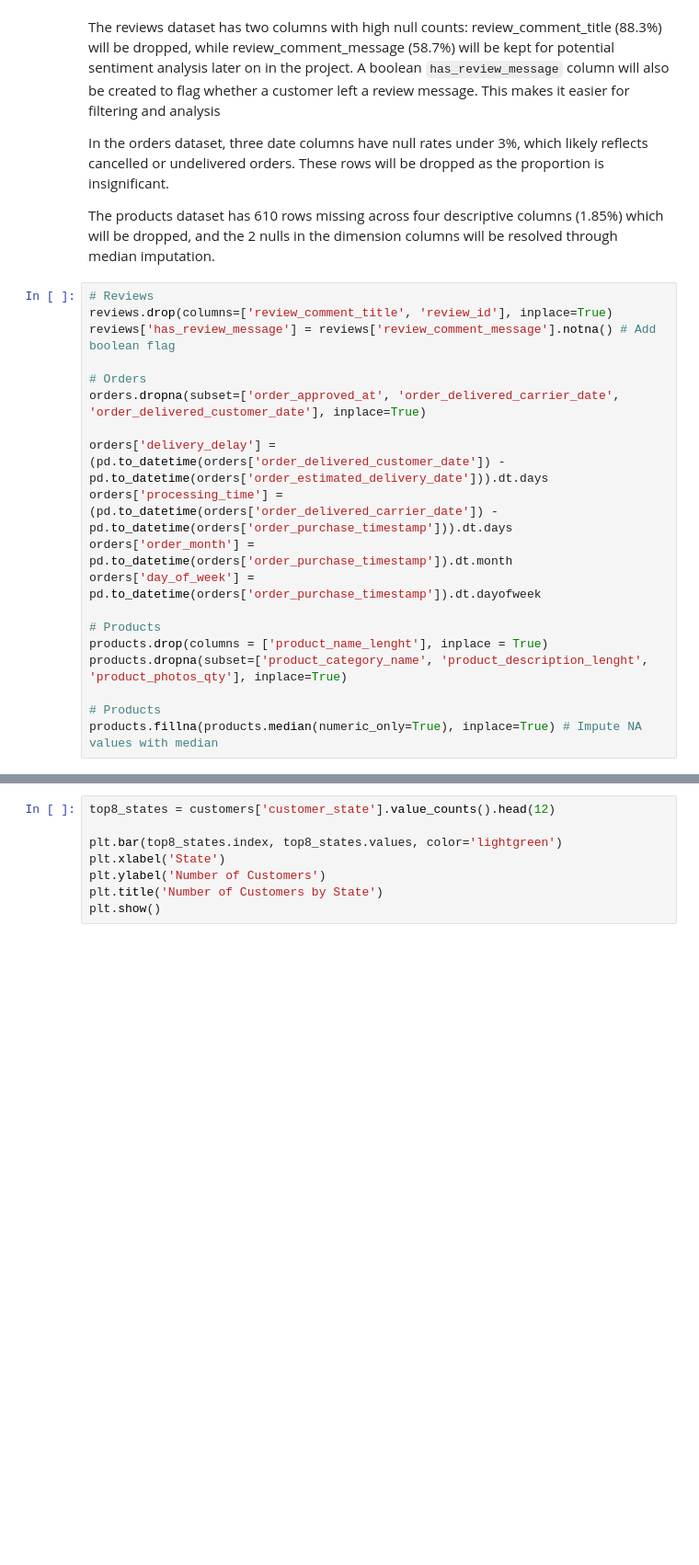
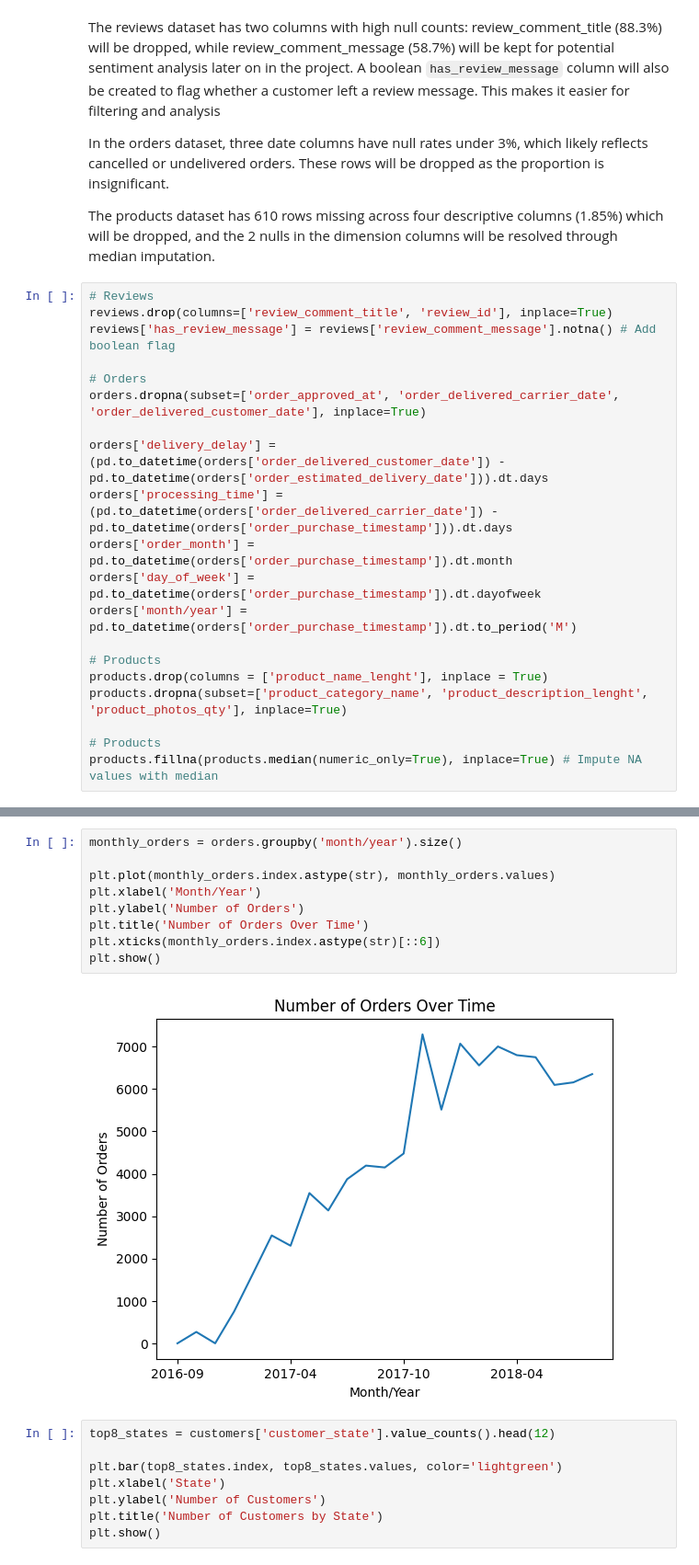
Before and after one commit to jxcksonli/olist-customer-insights-study, a Jupyter notebook: main-analysis.ipynb, the cells around one changed output, grey strips where cells are left out. Shown at 92% size. Saved outputs shown, nothing was run; the diff lists cells and outputs as text; blank space fills up the shorter version.

```diff
--- a/main-analysis.ipynb
+++ b/main-analysis.ipynb
@@ -80,6 +81,7 @@ orders['delivery_delay'] = (pd.to_datetime(orders['order_delivered_customer_date
 orders['processing_time'] = (pd.to_datetime(orders['order_delivered_carrier_date']) - pd.to_datetime(orders['order_purchase_timestamp'])).dt.days
 orders['order_month'] = pd.to_datetime(orders['order_purchase_timestamp']).dt.month
 orders['day_of_week'] = pd.to_datetime(orders['order_purchase_timestamp']).dt.dayofweek
+orders['month/year'] = pd.to_datetime(orders['order_purchase_timestamp']).dt.to_period('M')
 
 # Products
 products.drop(columns = ['product_name_lenght'], inplace = True)
@@ -129,3 +131,14 @@ Finally, the review scores are strongly skewed toward positive ratings with a me
+# %%
+monthly_orders = orders.groupby('month/year').size()
+
+plt.plot(monthly_orders.index.astype(str), monthly_orders.values)
+plt.xlabel('Month/Year')
+plt.ylabel('Number of Orders')
+plt.title('Number of Orders Over Time')
+plt.xticks(monthly_orders.index.astype(str)[::6])
+plt.show()
+# %% [output]
+[figure, added]
 # %%
 top8_states = customers['customer_state'].value_counts().head(12)
 
```
Also changed, not shown: parts of 6 cells of this notebook, 1 other file.
